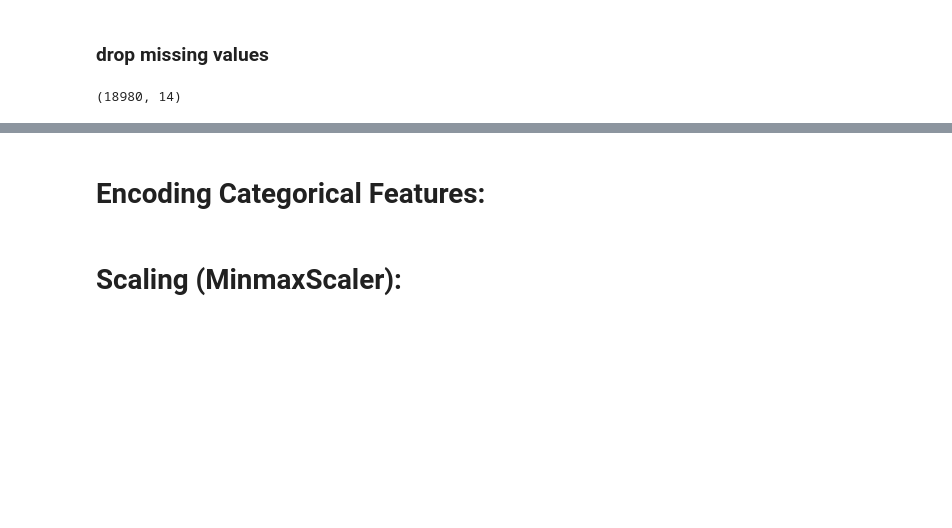
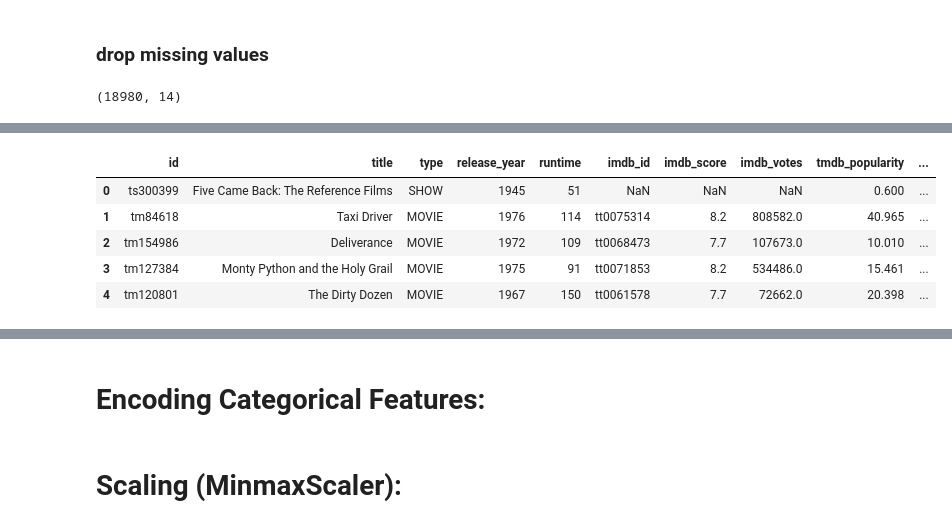
Before and after one commit to Prince1314-patel/movie-recommender, a Jupyter notebook: movie-recommender.ipynb, the cells around one changed output, grey strips where cells are left out. Saved outputs shown, nothing was run; the diff lists cells and outputs as text; code cells hidden in the pictures; blank space fills up the shorter version.

```diff
--- a/movie-recommender.ipynb
+++ b/movie-recommender.ipynb
@@ -146,3 +160,12 @@ df_movies.shape
+# %%
+df_movies.head()
+# %% [output]
+|  | id | title | type | release_year | runtime | imdb_id | imdb_score | imdb_votes | tmdb_popularity | ... |
+| 0 | ts300399 | Five Came Back: The Reference Films | SHOW | 1945 | 51 | NaN | NaN | NaN | 0.600 | ... |
+| 1 | tm84618 | Taxi Driver | MOVIE | 1976 | 114 | tt0075314 | 8.2 | 808582.0 | 40.965 | ... |
+| 2 | tm154986 | Deliverance | MOVIE | 1972 | 109 | tt0068473 | 7.7 | 107673.0 | 10.010 | ... |
+| 3 | tm127384 | Monty Python and the Holy Grail | MOVIE | 1975 | 91 | tt0071853 | 8.2 | 534486.0 | 15.461 | ... |
+| 4 | tm120801 | The Dirty Dozen | MOVIE | 1967 | 150 | tt0061578 | 7.7 | 72662.0 | 20.398 | ... |
 # %%
 df_movies.isnull().sum()
 # %% [output]
```
Also changed, not shown: parts of 13 cells of this notebook, 1 other file.
